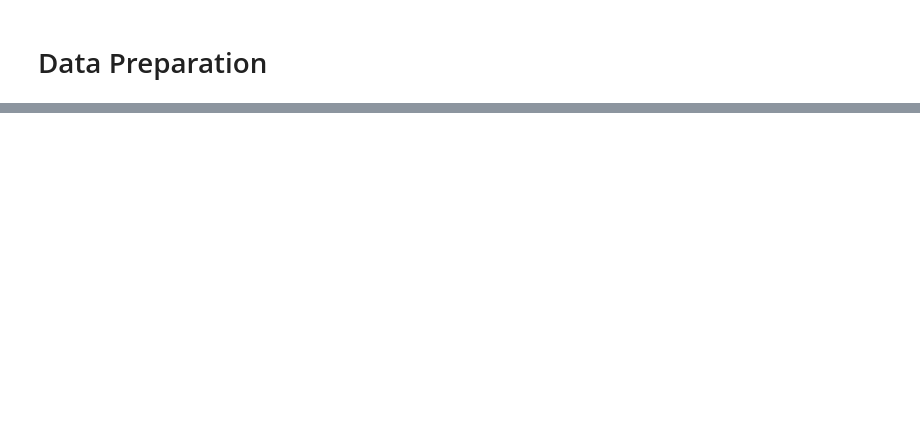
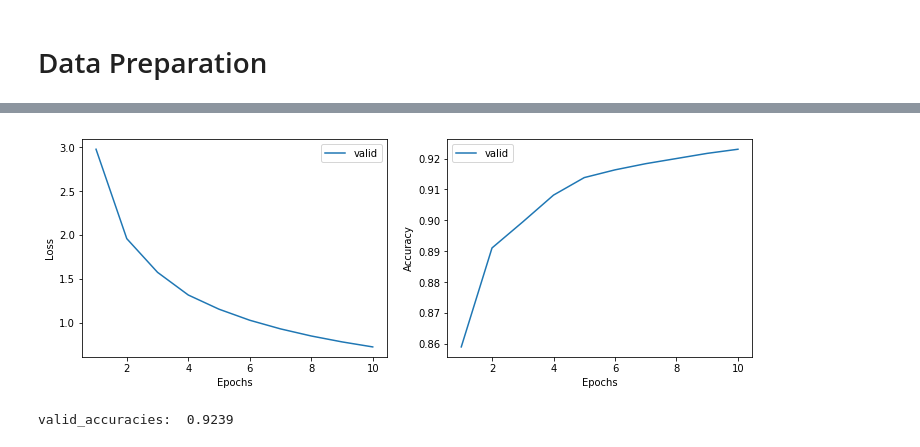
Before and after one commit to Toory465/IFT6135, a Jupyter notebook: Part1_Python_NN/part-1.ipynb, the cells around one changed output, grey strips where cells are left out. Cells and saved outputs as stored; diff of their text form; code cells hidden in the pictures; blank space fills up the shorter version.

```diff
--- a/Part1_Python_NN/part-1.ipynb
+++ b/Part1_Python_NN/part-1.ipynb
@@ -189,0 +238,8 @@ run(init_method = "zeros", num_epochs=10)
+# %%
+run_train(init_method = "Glorot", num_epochs=10)
+# %% [output]
+[figure, added]
+# %%
+run_test()
+# %% [output]
+valid_accuracies:  0.9239
```
Also changed, not shown: parts of 26 cells of this notebook.
